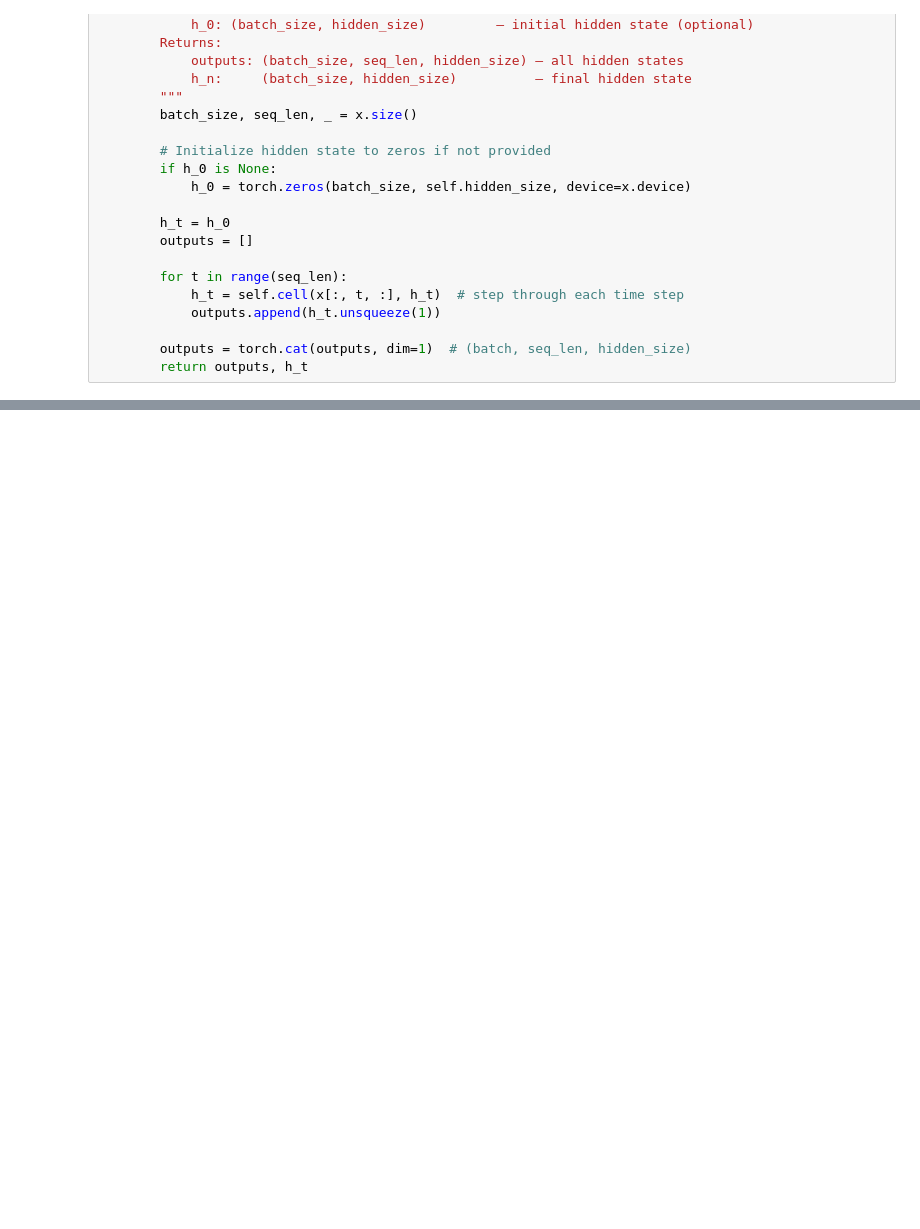
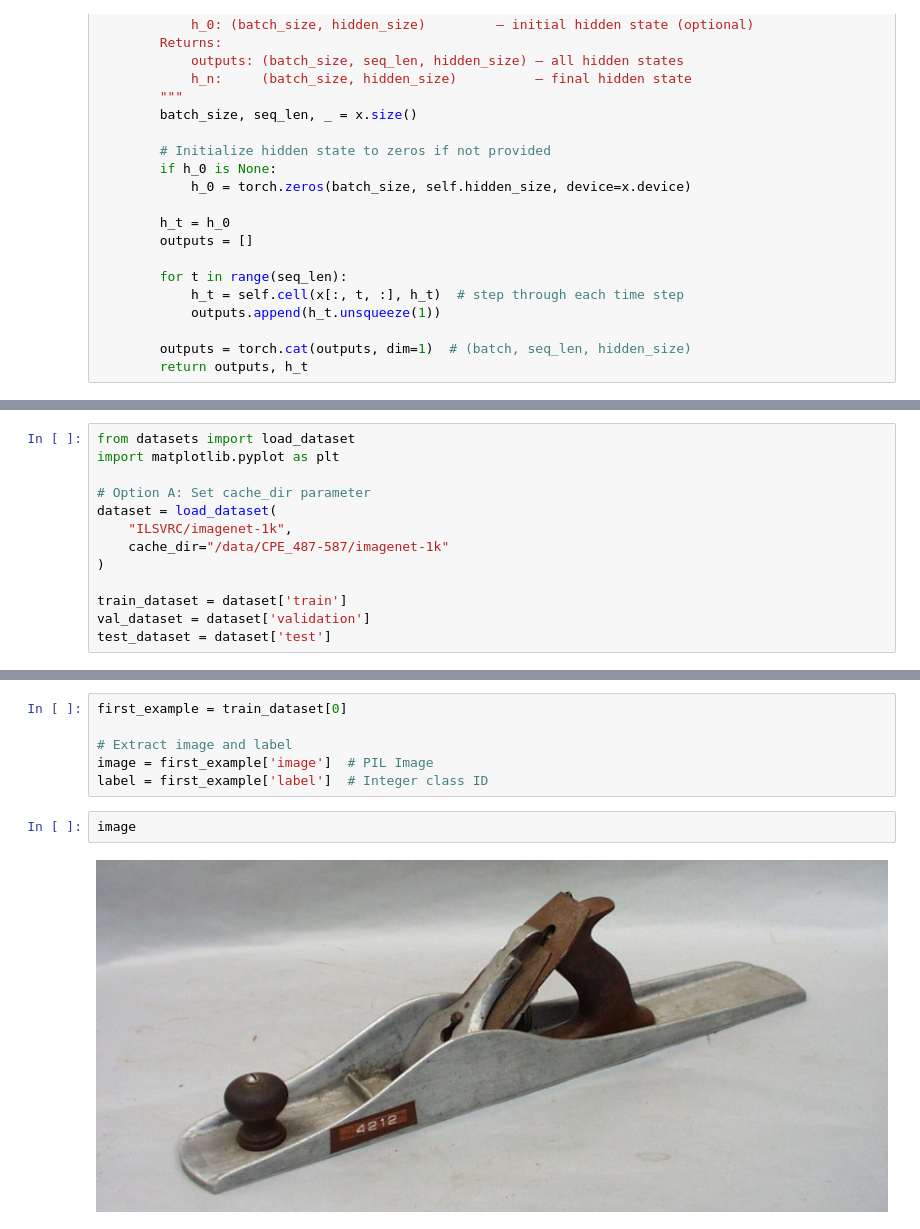
Before and after one commit to rahulbhadani/CPE487587_SP26, a Jupyter notebook: Code/Chapter_05_Deep_Learning_For_Sequence_Data.ipynb, the cells around one changed output, grey strips where cells are left out. Cells and saved outputs as stored; diff of their text form; blank space fills up the shorter version.

```diff
--- a/Code/Chapter_05_Deep_Learning_For_Sequence_Data.ipynb
+++ b/Code/Chapter_05_Deep_Learning_For_Sequence_Data.ipynb
@@ -864,0 +714,13 @@ Epoch [20000/20000]  Loss: 0.0000  Accuracy: 100.0%
+# %%
+from datasets import load_dataset
+import matplotlib.pyplot as plt
+
+# Option A: Set cache_dir parameter
+dataset = load_dataset(
+    "ILSVRC/imagenet-1k",
+    cache_dir="/data/CPE_487-587/imagenet-1k"
+)
+
+train_dataset = dataset['train']
+val_dataset = dataset['validation']
+test_dataset = dataset['test']
@@ -864,0 +765,10 @@ Epoch [20000/20000]  Loss: 0.0000  Accuracy: 100.0%
+# %%
+first_example = train_dataset[0]
+
+# Extract image and label
+image = first_example['image']  # PIL Image
+label = first_example['label']  # Integer class ID
+# %%
+image
+# %% [output]
+[figure, added]
```
Also changed, not shown: parts of 189 cells of this notebook.
